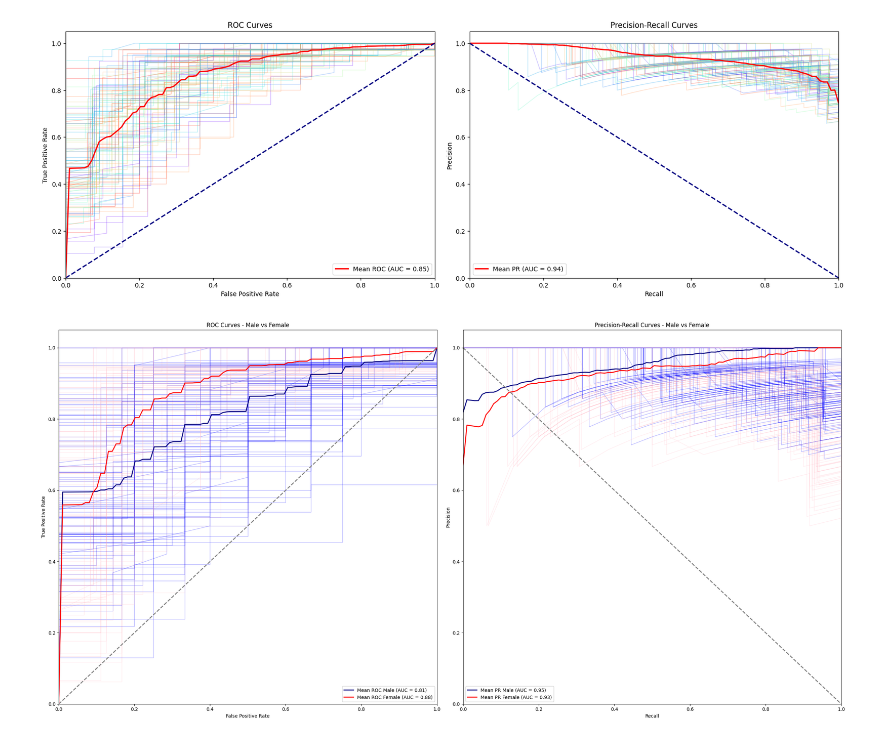
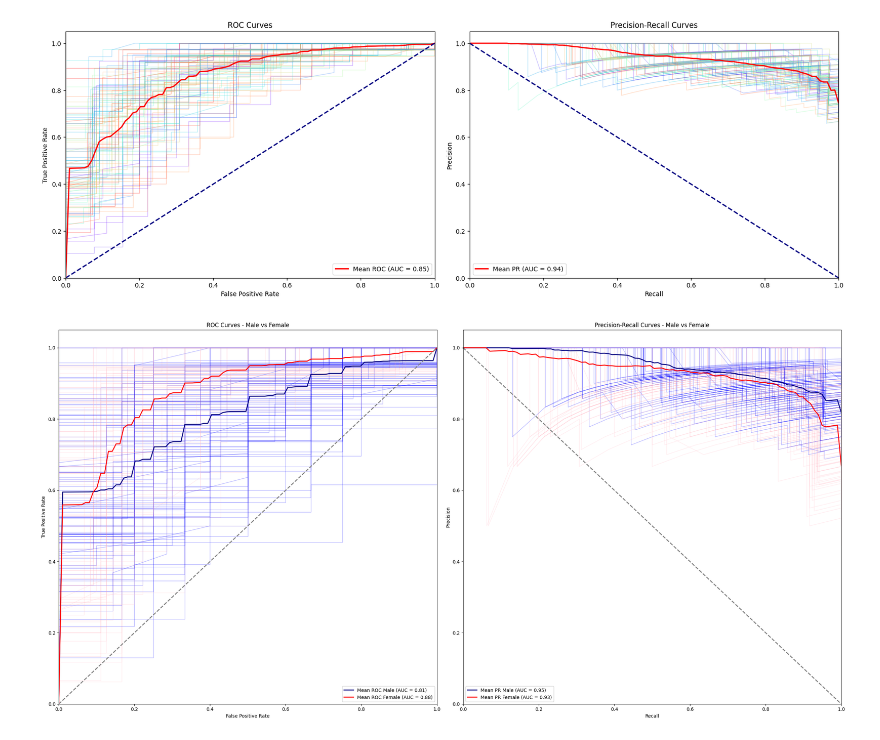
Before and after one commit to Selethe/MSB1015-Scientific-Programming-Project, a Jupyter notebook: Classification.ipynb, the cells around one changed output. Saved outputs shown, nothing was run; the diff lists cells and outputs as text; code cells hidden in the pictures.

```diff
--- a/Classification.ipynb
+++ b/Classification.ipynb
@@ -462,33 +462,33 @@ mean_auc_male = auc(mean_fpr, mean_tpr_male)
 mean_auc_female = auc(mean_fpr, mean_tpr_female)
 
 mean_precision_male = np.mean(precisions_male, axis=0)
 mean_precision_female = np.mean(precisions_female, axis=0)
 mean_auc_pr_male = auc(mean_fpr, mean_precision_male)
 mean_auc_pr_female = auc(mean_fpr, mean_precision_female)
 
 plt.subplot(121)
 plt.plot(mean_fpr, mean_tpr_male, color='navy', lw=2, label=f'Mean ROC Male (AUC = {mean_auc_male:.2f})')
 plt.plot(mean_fpr, mean_tpr_female, color='red', lw=2, label=f'Mean ROC Female (AUC = {mean_auc_female:.2f})')
 plt.plot([0, 1], [0, 1], color='gray', lw=2, linestyle='--')
 plt.xlim([0.0, 1.0])
 plt.ylim([0.0, 1.05])
 plt.xlabel('False Positive Rate')
 plt.ylabel('True Positive Rate')
 plt.title('ROC Curves - Male vs Female')
 plt.legend(loc="lower right")
 
 plt.subplot(122)
-plt.plot(mean_fpr, mean_precision_male, color='navy', lw=2, label=f'Mean PR Male (AUC = {mean_auc_pr_male:.2f})')
-plt.plot(mean_fpr, mean_precision_female, color='red', lw=2, label=f'Mean PR Female (AUC = {mean_auc_pr_female:.2f})')
+plt.plot(mean_fpr, mean_precision_male[::-1], color='navy', lw=2, label=f'Mean PR Male (AUC = {mean_auc_pr_male:.2f})')
+plt.plot(mean_fpr, mean_precision_female[::-1], color='red', lw=2, label=f'Mean PR Female (AUC = {mean_auc_pr_female:.2f})')
 plt.plot([0, 1], [1, 0], color='gray', lw=2, linestyle='--')
 plt.xlim([0.0, 1.0])
 plt.ylim([0.0, 1.05])
 plt.xlabel('Recall')
 plt.ylabel('Precision')
 plt.title('Precision-Recall Curves - Male vs Female')
 plt.legend(loc="lower left")
 
 plt.tight_layout()
 plt.show()
 # %% [output]
-[figure, old version]
+[figure, new version]
```
